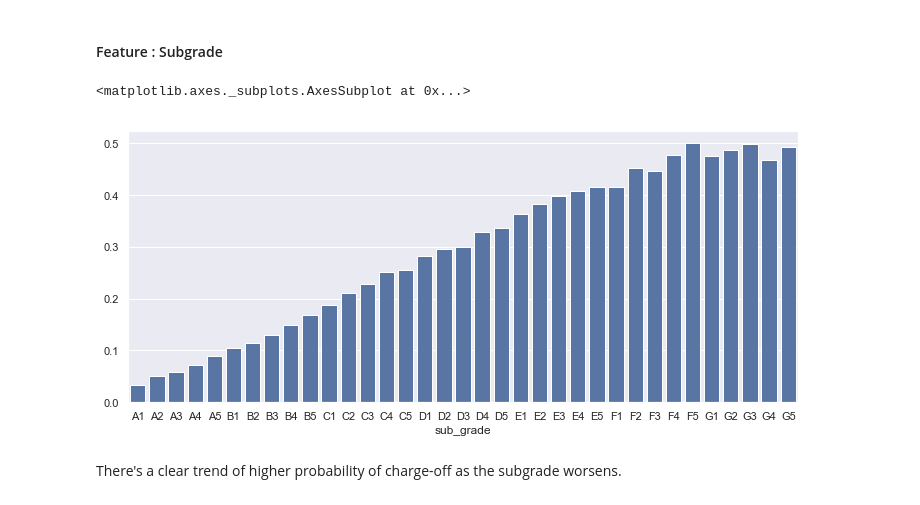
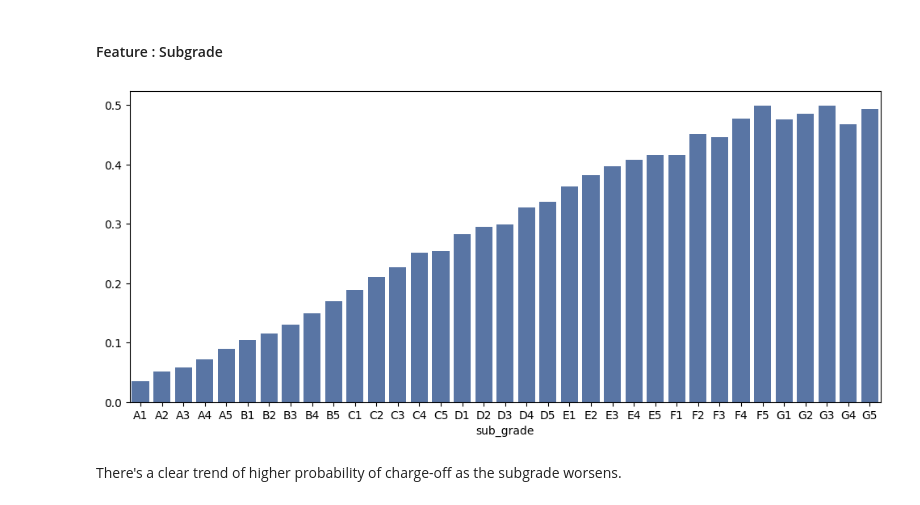
Before and after one commit to FantasySilence/FintechStudy, a Jupyter notebook: lecture/casestudy/2.LoanDefaultProbability.ipynb, the cells around one changed output. Drawn from its saved outputs; the diff is of its cells as text; code cells hidden in the pictures.

```diff
--- a/lecture/casestudy/2.LoanDefaultProbability.ipynb
+++ b/lecture/casestudy/2.LoanDefaultProbability.ipynb
@@ -85,7 +93,10 @@ from pickle import load
 # load dataset
 #loans = pd.read_csv('LoansData_sample.csv.gz', compression='gzip', encoding='utf-8')
 #loans = pd.read_csv('LoansData.csv.gz', compression='gzip', low_memory=True) #Use this for the actual data
-loans = pd.read_csv('LoansData.csv', low_memory=True) #Use this for the actual data
+loans = pd.read_csv(
+    FilesIO.getLectureData("casestudy_2/LoansData.csv"),
+    low_memory=False
+)
 # %%
 dataset = loans
 # %%
@@ -320,12 +337,16 @@ dataset.drop(['emp_length'], axis=1, inplace=True)
 # %% [markdown]
 #### Feature : Subgrade
 # %%
+import matplotlib.pyplot as plt
 charge_off_rates = dataset.groupby('sub_grade')['charged_off'].value_counts(normalize=True).loc[:,1]
-sns.set(rc={'figure.figsize':(12,5)})
-sns.barplot(x=charge_off_rates.index, y=charge_off_rates.values, color='#5975A4', saturation=1)
+fig, ax = plt.subplots(figsize=(12, 5))
+sns.barplot(
+    x=charge_off_rates.index, y=charge_off_rates.values,
+    color='#5975A4', saturation=1, ax=ax
+)
+plt.show()
 # %% [output]
-<matplotlib.axes._subplots.AxesSubplot at 0x...>
-[figure, old version]
+[figure, new version]
 # %% [markdown]
 There's a clear trend of higher probability of charge-off as the subgrade worsens.
 # %%
```
Also changed, not shown: parts of 5 cells of this notebook.
